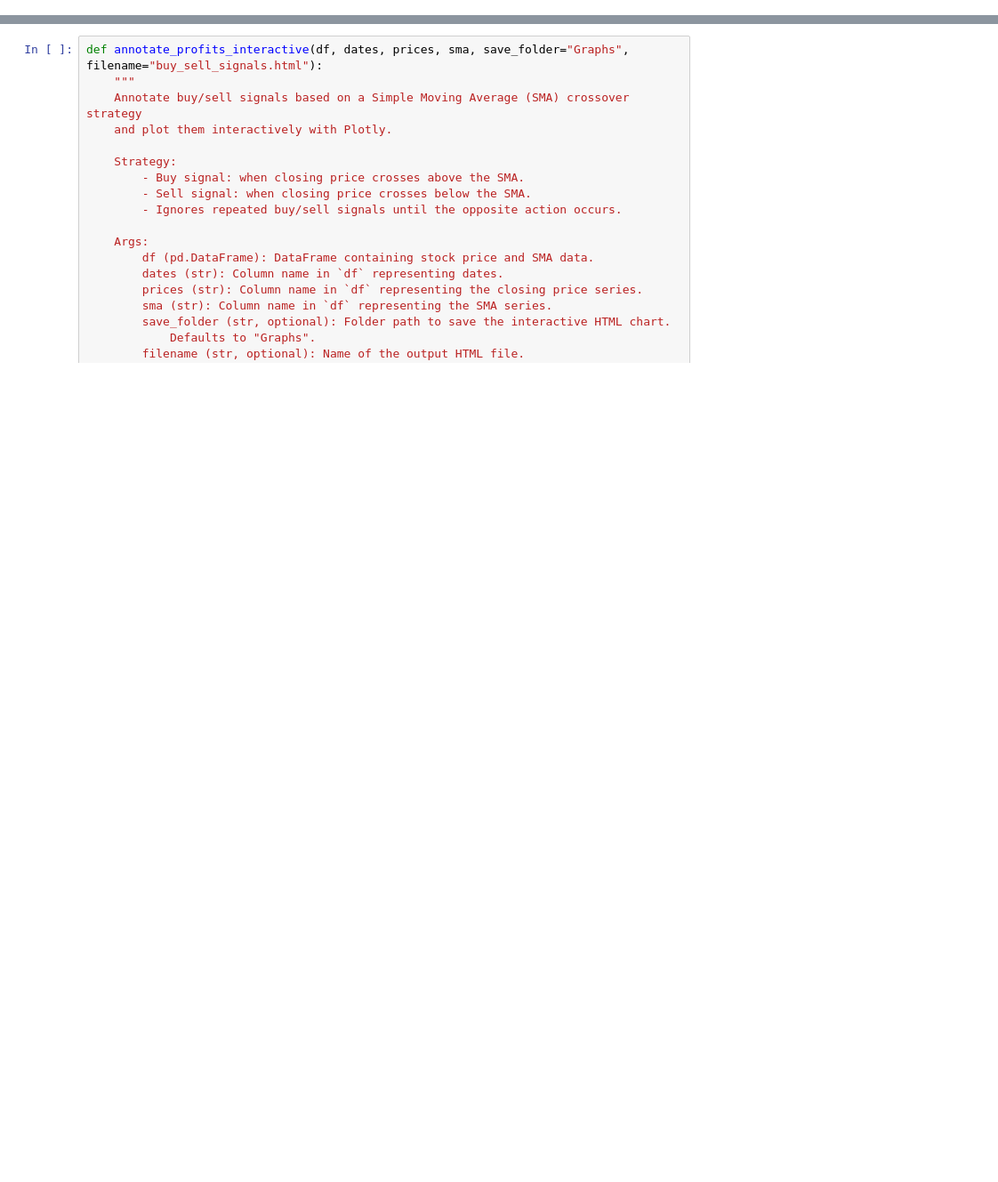
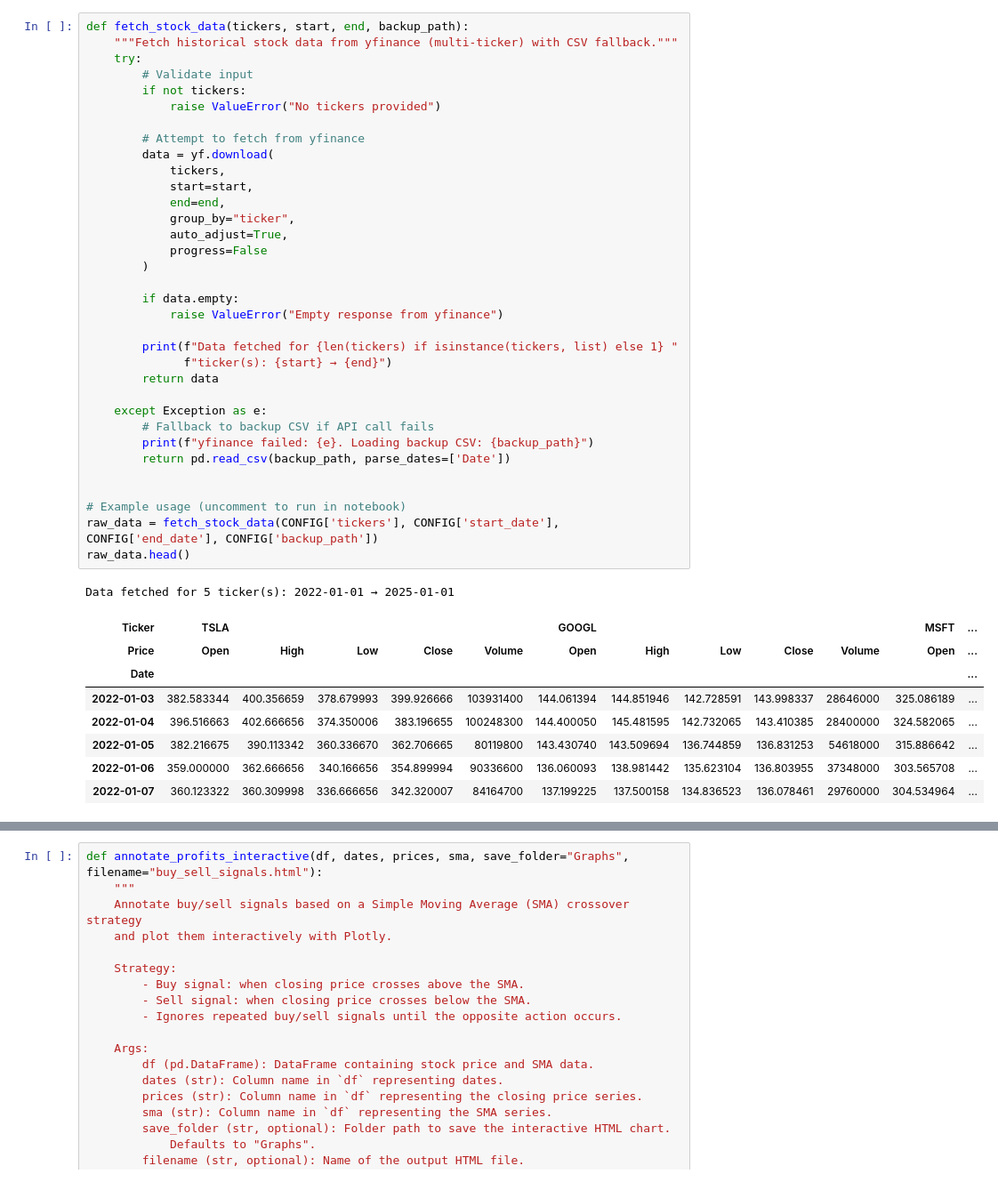
Before and after one commit to bobbob7171/Stock-Market-Trend-Analysis, a Jupyter notebook: EDA.ipynb, the cells around one changed output, grey strips where cells are left out. Shown at 89% size. Drawn from its saved outputs; the diff is of its cells as text; blank space fills up the shorter version.

```diff
--- a/EDA.ipynb
+++ b/EDA.ipynb
@@ -668,0 +59,44 @@ def highlight_streaks_interactive_multi(df, dates, price_cols, save_folder="Grap
+# %%
+def fetch_stock_data(tickers, start, end, backup_path):
+    """Fetch historical stock data from yfinance (multi-ticker) with CSV fallback."""
+    try:
+        # Validate input
+        if not tickers:
+            raise ValueError("No tickers provided")
+
+        # Attempt to fetch from yfinance
+        data = yf.download(
+            tickers,
+            start=start,
+            end=end,
+            group_by="ticker",
+            auto_adjust=True,
+            progress=False
+        )
+
+        if data.empty:
+            raise ValueError("Empty response from yfinance")
+
+        print(f"Data fetched for {len(tickers) if isinstance(tickers, list) else 1} "
+              f"ticker(s): {start} → {end}")
+        return data
+
+    except Exception as e:
+        # Fallback to backup CSV if API call fails
+        print(f"yfinance failed: {e}. Loading backup CSV: {backup_path}")
+        return pd.read_csv(backup_path, parse_dates=['Date'])
+
+
+# Example usage (uncomment to run in notebook)
+raw_data = fetch_stock_data(CONFIG['tickers'], CONFIG['start_date'], CONFIG['end_date'], CONFIG['backup_path'])
+raw_data.head()
+# %% [output]
+Data fetched for 5 ticker(s): 2022-01-01 → 2025-01-01
+| Ticker | TSLA |  |  |  |  | GOOGL |  |  |  |  | MSFT | ... |
+| Price | Open | High | Low | Close | Volume | Open | High | Low | Close | Volume | Open | ... |
+| Date |  |  |  |  |  |  |  |  |  |  |  | ... |
+| 2022-01-03 | 382.583344 | 400.356659 | 378.679993 | 399.926666 | 103931400 | 144.061394 | 144.851946 | 142.728591 | 143.998337 | 28646000 | 325.086189 | ... |
+| 2022-01-04 | 396.516663 | 402.666656 | 374.350006 | 383.196655 | 100248300 | 144.400050 | 145.481595 | 142.732065 | 143.410385 | 28400000 | 324.582065 | ... |
+| 2022-01-05 | 382.216675 | 390.113342 | 360.336670 | 362.706665 | 80119800 | 143.430740 | 143.509694 | 136.744859 | 136.831253 | 54618000 | 315.886642 | ... |
+| 2022-01-06 | 359.000000 | 362.666656 | 340.166656 | 354.899994 | 90336600 | 136.060093 | 138.981442 | 135.623104 | 136.803955 | 37348000 | 303.565708 | ... |
+| 2022-01-07 | 360.123322 | 360.309998 | 336.666656 | 342.320007 | 84164700 | 137.199225 | 137.500158 | 134.836523 | 136.078461 | 29760000 | 304.534964 | ... |
```
Also changed, not shown: parts of 53 cells of this notebook, 18 other files.
